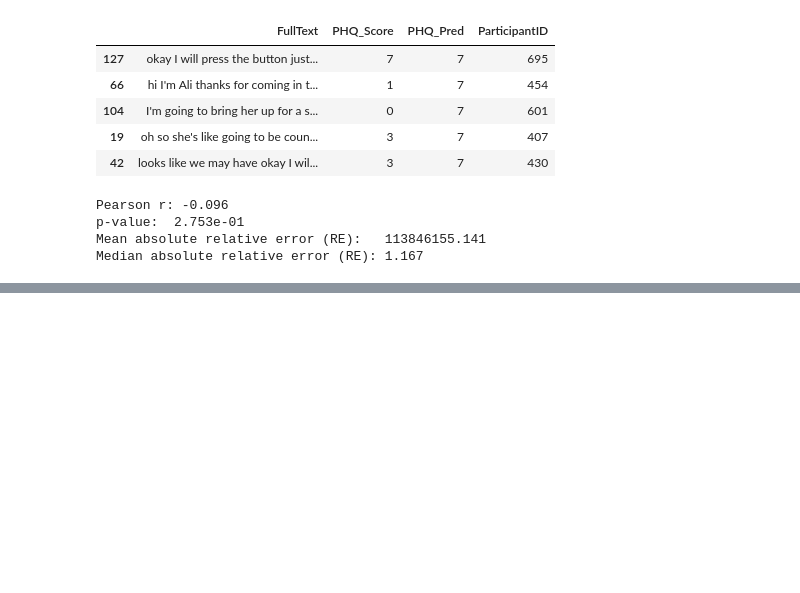
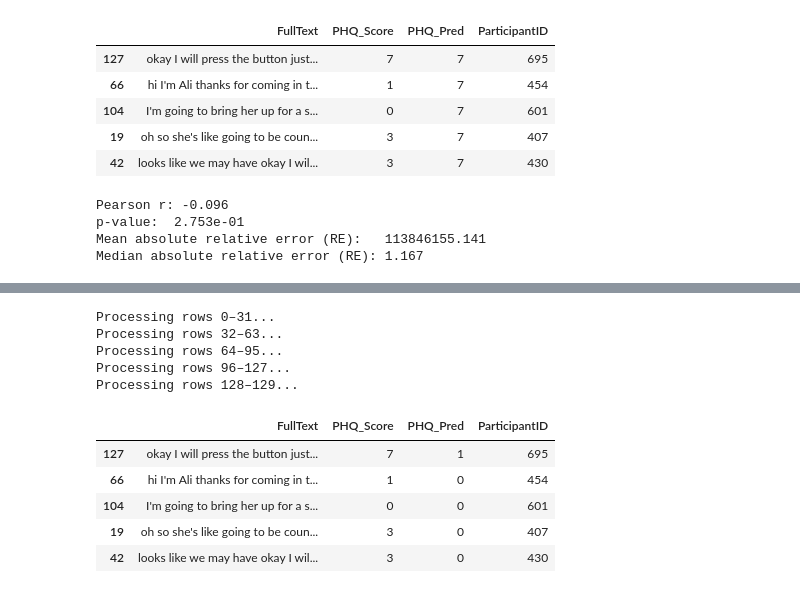
Before and after one commit to cgenevier/CSCI5622-HW4, a Jupyter notebook: main.ipynb, the cells around one changed output, grey strips where cells are left out. Cells and saved outputs as stored; diff of their text form; code cells hidden in the pictures; blank space fills up the shorter version.

```diff
--- a/main.ipynb
+++ b/main.ipynb
@@ -621,0 +649,61 @@ Median absolute relative error (RE): 1.167
+# %%
+# Setup tiny llama model
+#model_name = "meta-llama/Llama-3.2-1B-Instruct" # This requires authentication
+model_name = "TinyLlama/TinyLlama-1.1B-Chat-v1.0"
+
+device = "cuda" if torch.cuda.is_available() else "cpu"
+
+tokenizer = AutoTokenizer.from_pretrained(model_name)
+
+model = AutoModelForCausalLM.from_pretrained(
+    model_name,
+    torch_dtype=torch.float16 if device == "cuda" else torch.float32,
+)
+
+model = model.to(device)
+# %%
+predicted_scores = []
+
+chunk_size = 32   # try 32 → if OOM, drop to 16 or 8
+
+test_texts = test_df["FullText"].tolist()
+
+for start in range(0, len(test_texts), chunk_size):
+    end = min(start + chunk_size, len(test_texts))
+    print(f"Processing rows {start}–{end-1}...")
+
+    for text in test_texts[start:end]:
+        score = classify_phq(text, system_prompt, few_shot_block)
+        predicted_scores.append(score)
+
+        # extra GPU cleanup between calls to avoid out of memory issue
+        if device == "cuda":
+            torch.cuda.empty_cache()
+            torch.cuda.reset_peak_memory_stats()
+
+import gc
+gc.collect()
+
+# Build results
+results_df = test_df.copy()
+results_df["PHQ_Pred"] = predicted_scores
+
+# Reorder columns
+cols = ["FullText", "PHQ_Score", "PHQ_Pred"] + [
+    c for c in results_df.columns if c not in ["FullText", "PHQ_Score", "PHQ_Pred"]
+]
+results_df = results_df[cols]
+
+results_df.head()
+# %% [output]
+Processing rows 0–31...
+Processing rows 32–63...
+Processing rows 64–95...
+Processing rows 96–127...
+Processing rows 128–129...
+|  | FullText | PHQ_Score | PHQ_Pred | ParticipantID |
+| 127 | okay I will press the button just... | 7 | 1 | 695 |
+| 66 | hi I'm Ali thanks for coming in t... | 1 | 0 | 454 |
+| 104 | I'm going to bring her up for a s... | 0 | 0 | 601 |
+| 19 | oh so she's like going to be coun... | 3 | 0 | 407 |
+| 42 | looks like we may have okay I wil... | 3 | 0 | 430 |
```
Also changed, not shown: parts of 4 cells of this notebook.
